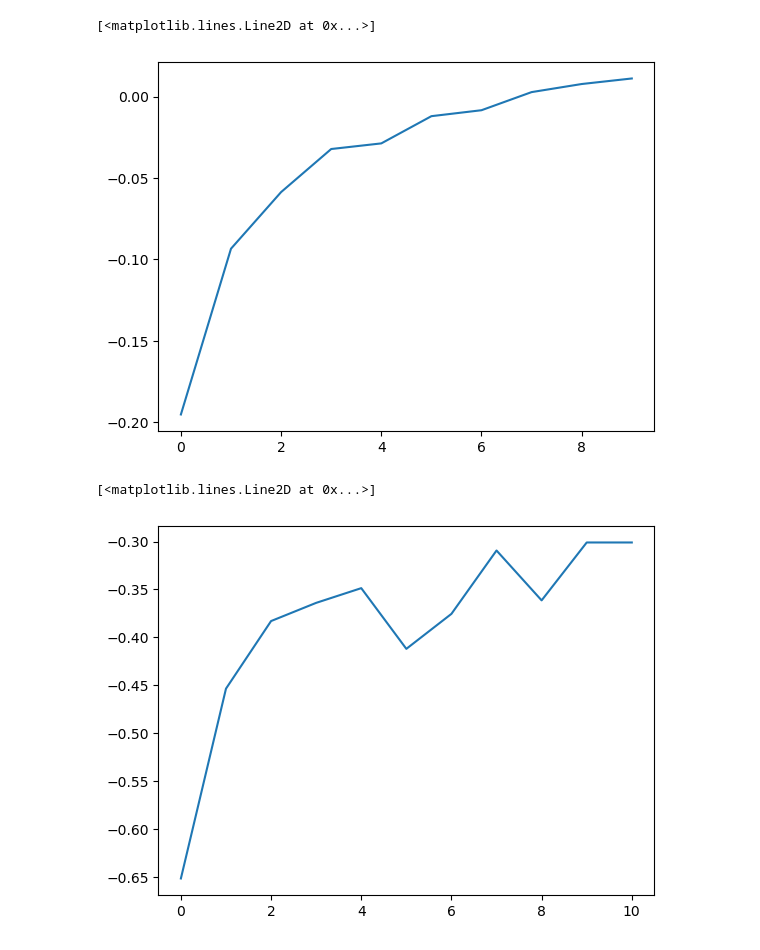
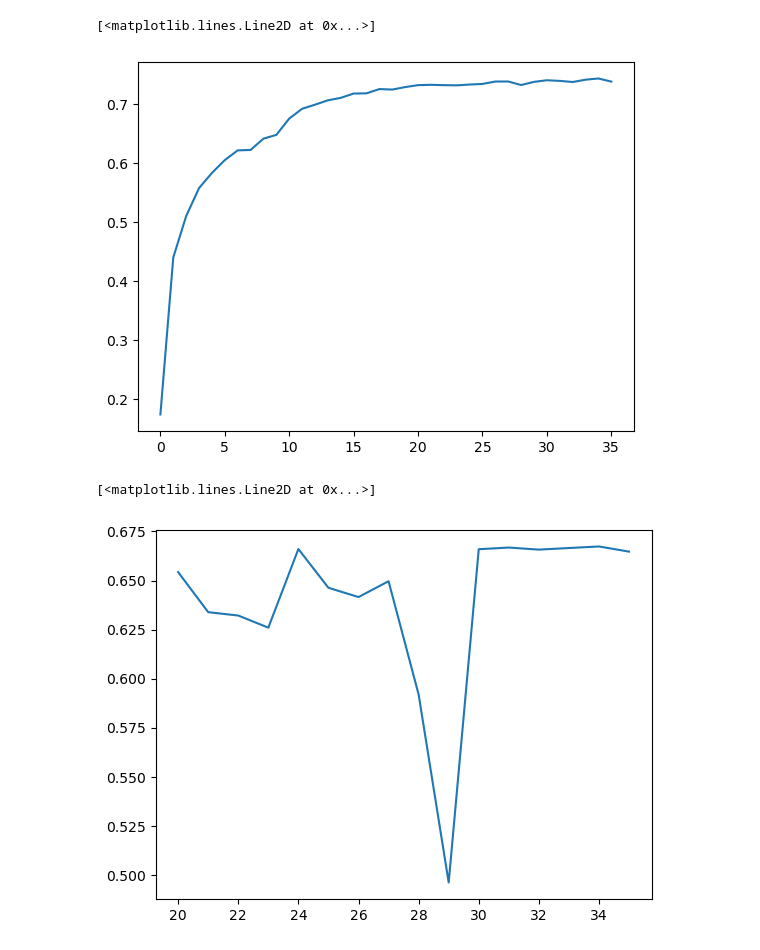
Before and after one commit to plantnet/malpolon, a Jupyter notebook: launch.ipynb, the cells around one changed output. Drawn from its saved outputs; the diff is of its cells as text; code cells hidden in the pictures.

```diff
--- a/launch.ipynb
+++ b/launch.ipynb
@@ -35,7 +36,7 @@ import matplotlib.pyplot as plt
 import pandas as pd
 %matplotlib inline
 # %%
-dataframe = pd.read_csv('outputs/cnn_on_ms_poverty/2024-08-22_17-42-56/fold_1/metrics.csv')
+dataframe = pd.read_csv('outputs/cnn_on_ms_poverty/2024-08-26_15-44-48/metrics.csv')
 # %%
 df_train = dataframe[dataframe['loss/train_epoch']>0]
 df_val = dataframe[dataframe['loss/val_epoch']>0]
@@ -59,11 +60,11 @@ y = df_train['regression_R2score/train_epoch']
 plt.plot(x,y)
 # %% [output]
 [<matplotlib.lines.Line2D at 0x...>]
-[figure, old version]
+[figure, new version]
 # %%
-x= df_val['epoch']
-y = df_val['regression_R2score/val_epoch']
+x= df_val['epoch'][20:]
+y = df_val['regression_R2score/val_epoch'][20:]
 plt.plot(x,y)
 # %% [output]
 [<matplotlib.lines.Line2D at 0x...>]
-[figure, old version]
+[figure, new version]
```
Also changed, not shown: parts of 4 cells of this notebook, 5 other files.
